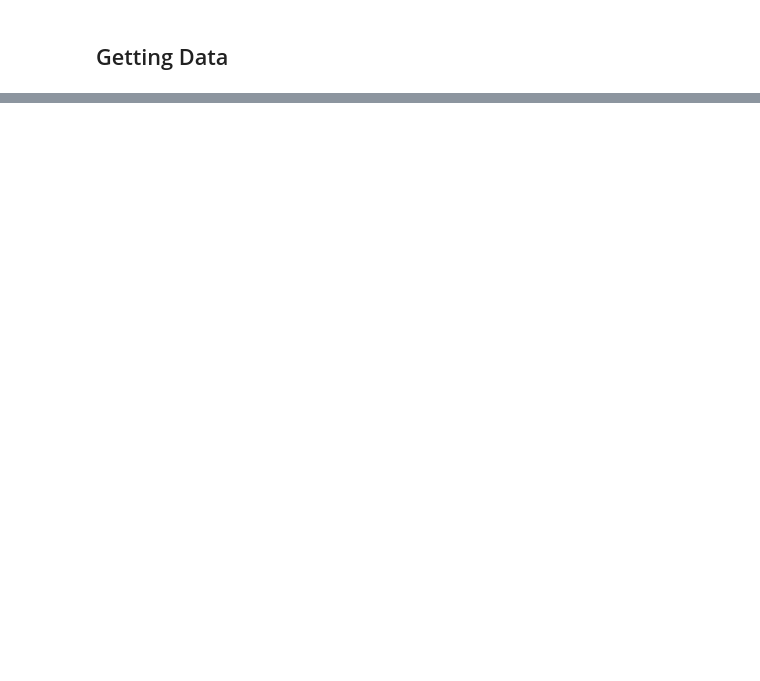
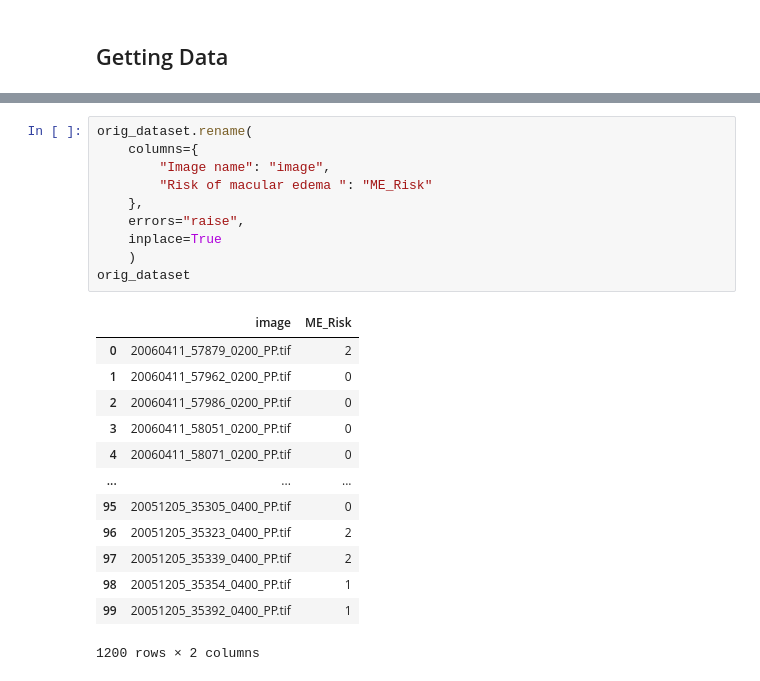
Before and after one commit to AlbertoRomanRamosRodriguez/Tesis-de-Grado, a Jupyter notebook: exploring_messidor_dr.ipynb, the cells around one changed output, grey strips where cells are left out. Saved outputs shown, nothing was run; the diff lists cells and outputs as text; blank space fills up the shorter version.

```diff
--- a/exploring_messidor_dr.ipynb
+++ b/exploring_messidor_dr.ipynb
@@ -207,0 +118,24 @@ Building Dataset Test/1: 100% |#################################| Time: 0:00:00
+# %%
+orig_dataset.rename(
+    columns={
+        "Image name": "image",
+        "Risk of macular edema ": "ME_Risk"
+    },
+    errors="raise",
+    inplace=True
+    )
+orig_dataset
+# %% [output]
+|  | image | ME_Risk |
+| 0 | 20060411_57879_0200_PP.tif | 2 |
+| 1 | 20060411_57962_0200_PP.tif | 0 |
+| 2 | 20060411_57986_0200_PP.tif | 0 |
+| 3 | 20060411_58051_0200_PP.tif | 0 |
+| 4 | 20060411_58071_0200_PP.tif | 0 |
+| ... | ... | ... |
+| 95 | 20051205_35305_0400_PP.tif | 0 |
+| 96 | 20051205_35323_0400_PP.tif | 2 |
+| 97 | 20051205_35339_0400_PP.tif | 2 |
+| 98 | 20051205_35354_0400_PP.tif | 1 |
+| 99 | 20051205_35392_0400_PP.tif | 1 |
+1200 rows × 2 columns
```
Also changed, not shown: parts of 30 cells of this notebook.
